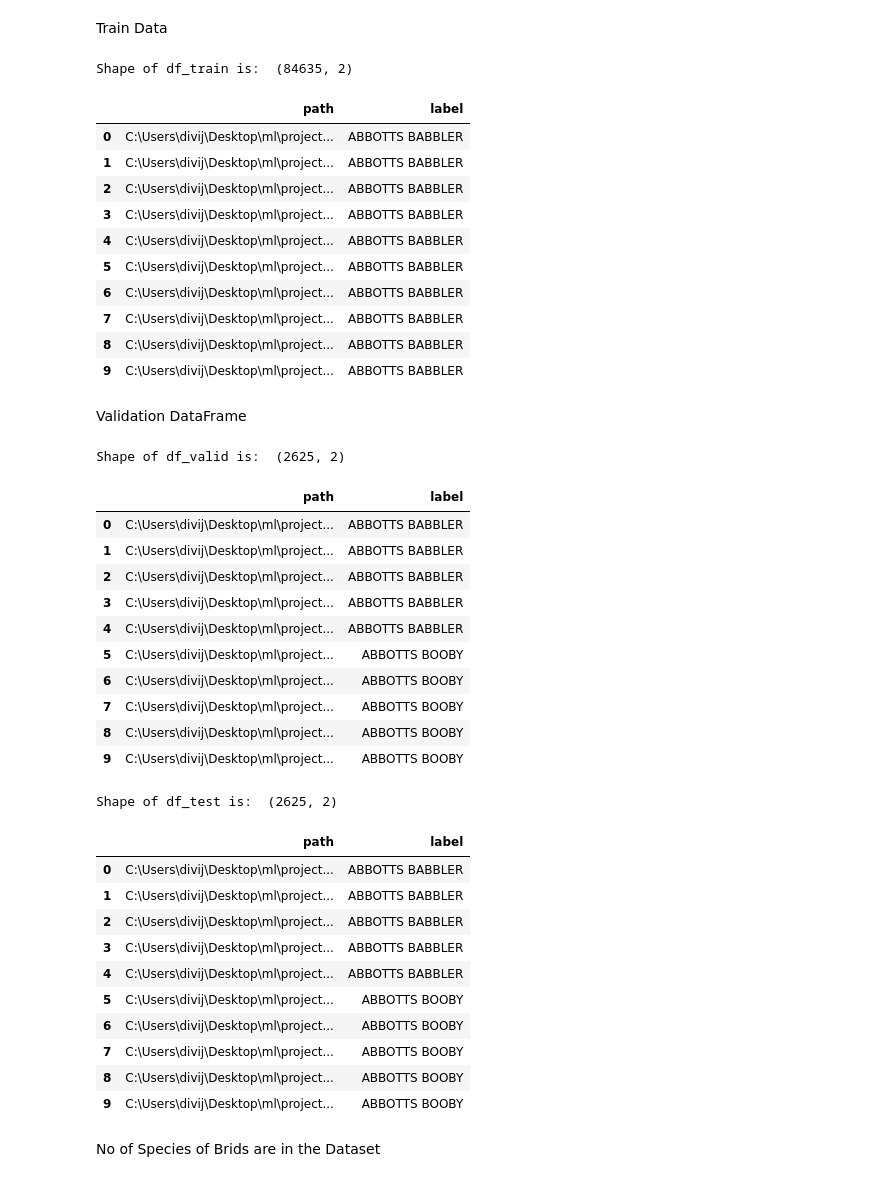
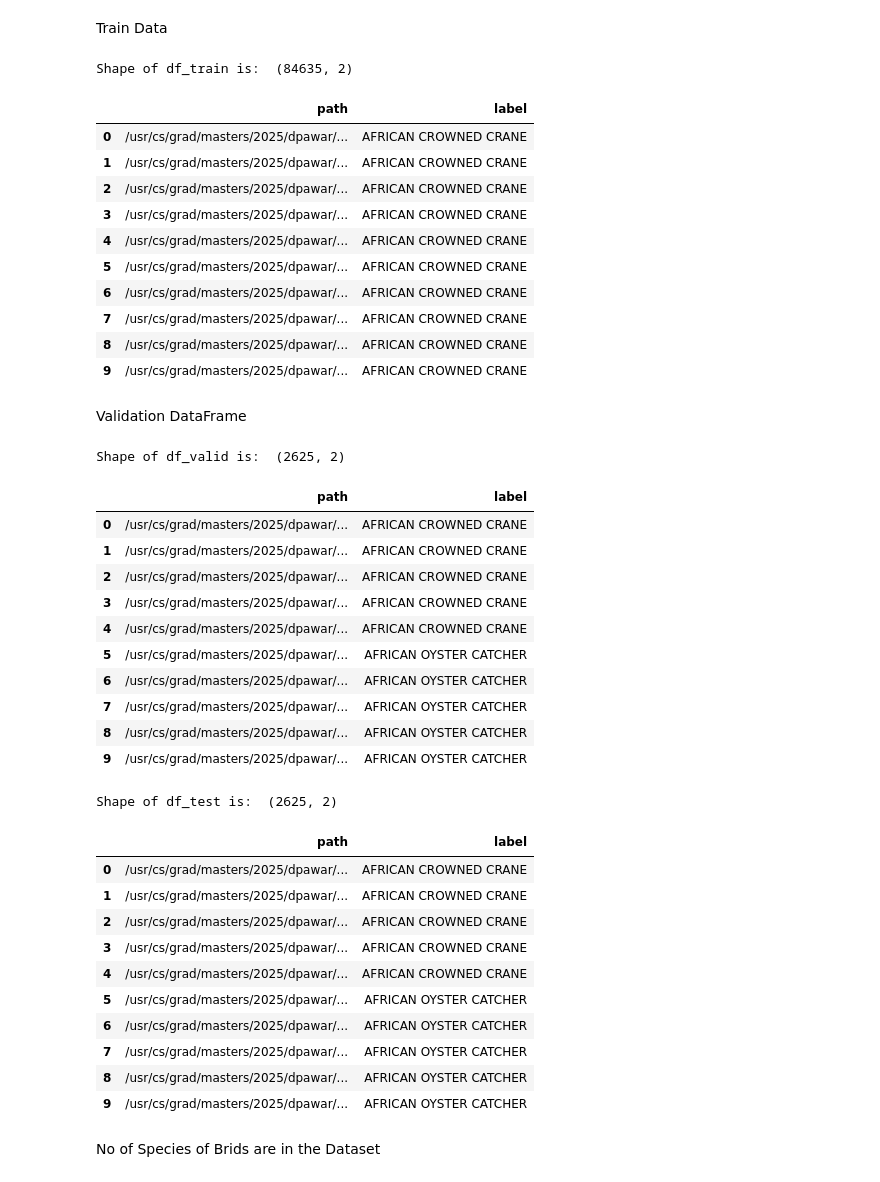
Before and after one commit to divij-pawar/model-compare, a Jupyter notebook: 100birdsclassifier-cnn.ipynb, the cells around one changed output. Drawn from its saved outputs; the diff is of its cells as text; code cells hidden in the pictures.

```diff
--- a/100birdsclassifier-cnn.ipynb
+++ b/100birdsclassifier-cnn.ipynb
@@ -42,39 +28,39 @@ Train Data
 # %%
 import os
 import pandas as pd
 
 paths = []
 labels = []
-for bird_type in os.listdir("C:\\Users\\divij\\Desktop\\ml\\project\\dataset\\train"):
-    cur_path = os.path.join("C:\\Users\\divij\\Desktop\\ml\\project\\dataset\\train",bird_type)
+for bird_type in os.listdir("/usr/cs/grad/masters/2025/dpawar/birds-525/train"):
+    cur_path = os.path.join("/usr/cs/grad/masters/2025/dpawar/birds-525/train",bird_type)
     path_data = os.listdir(cur_path)
     paths.extend([os.path.join(cur_path,img) for img in path_data])
     labels.extend([bird_type]*len(path_data))
 
 df_train = pd.DataFrame({"path":paths,"label":labels})
 
 print("Shape of df_train is: ", df_train.shape)
 df_train.head(10)
 # %% [output]
 Shape of df_train is:  (84635, 2)
 |  | path | label |
-| 0 | C:\Users\divij\Desktop\ml\project... | ABBOTTS BABBLER |
-| 1 | C:\Users\divij\Desktop\ml\project... | ABBOTTS BABBLER |
-| 2 | C:\Users\divij\Desktop\ml\project... | ABBOTTS BABBLER |
-| 3 | C:\Users\divij\Desktop\ml\project... | ABBOTTS BABBLER |
-| 4 | C:\Users\divij\Desktop\ml\project... | ABBOTTS BABBLER |
-| 5 | C:\Users\divij\Desktop\ml\project... | ABBOTTS BABBLER |
-| 6 | C:\Users\divij\Desktop\ml\project... | ABBOTTS BABBLER |
-| 7 | C:\Users\divij\Desktop\ml\project... | ABBOTTS BABBLER |
-| 8 | C:\Users\divij\Desktop\ml\project... | ABBOTTS BABBLER |
-| 9 | C:\Users\divij\Desktop\ml\project... | ABBOTTS BABBLER |
+| 0 | /usr/cs/grad/masters/2025/dpawar/... | AFRICAN CROWNED CRANE |
+| 1 | /usr/cs/grad/masters/2025/dpawar/... | AFRICAN CROWNED CRANE |
+| 2 | /usr/cs/grad/masters/2025/dpawar/... | AFRICAN CROWNED CRANE |
+| 3 | /usr/cs/grad/masters/2025/dpawar/... | AFRICAN CROWNED CRANE |
+| 4 | /usr/cs/grad/masters/2025/dpawar/... | AFRICAN CROWNED CRANE |
+| 5 | /usr/cs/grad/masters/2025/dpawar/... | AFRICAN CROWNED CRANE |
+| 6 | /usr/cs/grad/masters/2025/dpawar/... | AFRICAN CROWNED CRANE |
+| 7 | /usr/cs/grad/masters/2025/dpawar/... | AFRICAN CROWNED CRANE |
+| 8 | /usr/cs/grad/masters/2025/dpawar/... | AFRICAN CROWNED CRANE |
+| 9 | /usr/cs/grad/masters/2025/dpawar/... | AFRICAN CROWNED CRANE |
 # %% [markdown]
 Validation DataFrame
 # %%
 paths = []
 labels = []
-for bird_type in os.listdir("C:\\Users\\divij\\Desktop\\ml\\project\\dataset\\valid"):
-    cur_path = os.path.join("C:\\Users\\divij\\Desktop\\ml\\project\\dataset\\valid",bird_type)
+for bird_type in os.listdir("/usr/cs/grad/masters/2025/dpawar/birds-525/valid"):
+    cur_path = os.path.join("/usr/cs/grad/masters/2025/dpawar/birds-525/valid",bird_type)
     path_data = os.listdir(cur_path)
     paths.extend([os.path.join(cur_path,img) for img in path_data])
     labels.extend([bird_type]*len(path_data))
@@ -86,21 +72,21 @@ df_valid.head(10)
 # %% [output]
 Shape of df_valid is:  (2625, 2)
 |  | path | label |
-| 0 | C:\Users\divij\Desktop\ml\project... | ABBOTTS BABBLER |
-| 1 | C:\Users\divij\Desktop\ml\project... | ABBOTTS BABBLER |
-| 2 | C:\Users\divij\Desktop\ml\project... | ABBOTTS BABBLER |
-| 3 | C:\Users\divij\Desktop\ml\project... | ABBOTTS BABBLER |
-| 4 | C:\Users\divij\Desktop\ml\project... | ABBOTTS BABBLER |
-| 5 | C:\Users\divij\Desktop\ml\project... | ABBOTTS BOOBY |
-| 6 | C:\Users\divij\Desktop\ml\project... | ABBOTTS BOOBY |
-| 7 | C:\Users\divij\Desktop\ml\project... | ABBOTTS BOOBY |
-| 8 | C:\Users\divij\Desktop\ml\project... | ABBOTTS BOOBY |
-| 9 | C:\Users\divij\Desktop\ml\project... | ABBOTTS BOOBY |
+| 0 | /usr/cs/grad/masters/2025/dpawar/... | AFRICAN CROWNED CRANE |
+| 1 | /usr/cs/grad/masters/2025/dpawar/... | AFRICAN CROWNED CRANE |
+| 2 | /usr/cs/grad/masters/2025/dpawar/... | AFRICAN CROWNED CRANE |
+| 3 | /usr/cs/grad/masters/2025/dpawar/... | AFRICAN CROWNED CRANE |
+| 4 | /usr/cs/grad/masters/2025/dpawar/... | AFRICAN CROWNED CRANE |
+| 5 | /usr/cs/grad/masters/2025/dpawar/... | AFRICAN OYSTER CATCHER |
+| 6 | /usr/cs/grad/masters/2025/dpawar/... | AFRICAN OYSTER CATCHER |
+| 7 | /usr/cs/grad/masters/2025/dpawar/... | AFRICAN OYSTER CATCHER |
+| 8 | /usr/cs/grad/masters/2025/dpawar/... | AFRICAN OYSTER CATCHER |
+| 9 | /usr/cs/grad/masters/2025/dpawar/... | AFRICAN OYSTER CATCHER |
 # %%
 paths = []
 labels = []
-for bird_type in os.listdir("C:\\Users\\divij\\Desktop\\ml\\project\\dataset\\test"):
-    cur_path = os.path.join("C:\\Users\\divij\\Desktop\\ml\\project\\dataset\\test",bird_type)
+for bird_type in os.listdir("/usr/cs/grad/masters/2025/dpawar/birds-525/test"):
+    cur_path = os.path.join("/usr/cs/grad/masters/2025/dpawar/birds-525/test",bird_type)
     path_data = os.listdir(cur_path)
     paths.extend([os.path.join(cur_path,img) for img in path_data])
     labels.extend([bird_type]*len(path_data))
@@ -112,16 +98,16 @@ df_test.head(10)
 # %% [output]
 Shape of df_test is:  (2625, 2)
 |  | path | label |
-| 0 | C:\Users\divij\Desktop\ml\project... | ABBOTTS BABBLER |
-| 1 | C:\Users\divij\Desktop\ml\project... | ABBOTTS BABBLER |
-| 2 | C:\Users\divij\Desktop\ml\project... | ABBOTTS BABBLER |
-| 3 | C:\Users\divij\Desktop\ml\project... | ABBOTTS BABBLER |
-| 4 | C:\Users\divij\Desktop\ml\project... | ABBOTTS BABBLER |
-| 5 | C:\Users\divij\Desktop\ml\project... | ABBOTTS BOOBY |
-| 6 | C:\Users\divij\Desktop\ml\project... | ABBOTTS BOOBY |
-| 7 | C:\Users\divij\Desktop\ml\project... | ABBOTTS BOOBY |
-| 8 | C:\Users\divij\Desktop\ml\project... | ABBOTTS BOOBY |
-| 9 | C:\Users\divij\Desktop\ml\project... | ABBOTTS BOOBY |
+| 0 | /usr/cs/grad/masters/2025/dpawar/... | AFRICAN CROWNED CRANE |
+| 1 | /usr/cs/grad/masters/2025/dpawar/... | AFRICAN CROWNED CRANE |
+| 2 | /usr/cs/grad/masters/2025/dpawar/... | AFRICAN CROWNED CRANE |
+| 3 | /usr/cs/grad/masters/2025/dpawar/... | AFRICAN CROWNED CRANE |
+| 4 | /usr/cs/grad/masters/2025/dpawar/... | AFRICAN CROWNED CRANE |
+| 5 | /usr/cs/grad/masters/2025/dpawar/... | AFRICAN OYSTER CATCHER |
+| 6 | /usr/cs/grad/masters/2025/dpawar/... | AFRICAN OYSTER CATCHER |
+| 7 | /usr/cs/grad/masters/2025/dpawar/... | AFRICAN OYSTER CATCHER |
+| 8 | /usr/cs/grad/masters/2025/dpawar/... | AFRICAN OYSTER CATCHER |
+| 9 | /usr/cs/grad/masters/2025/dpawar/... | AFRICAN OYSTER CATCHER |
 # %% [markdown]
 No of Species of Brids are in the Dataset
 # %%
```
Also changed, not shown: parts of 14 cells of this notebook, 1 other file.
